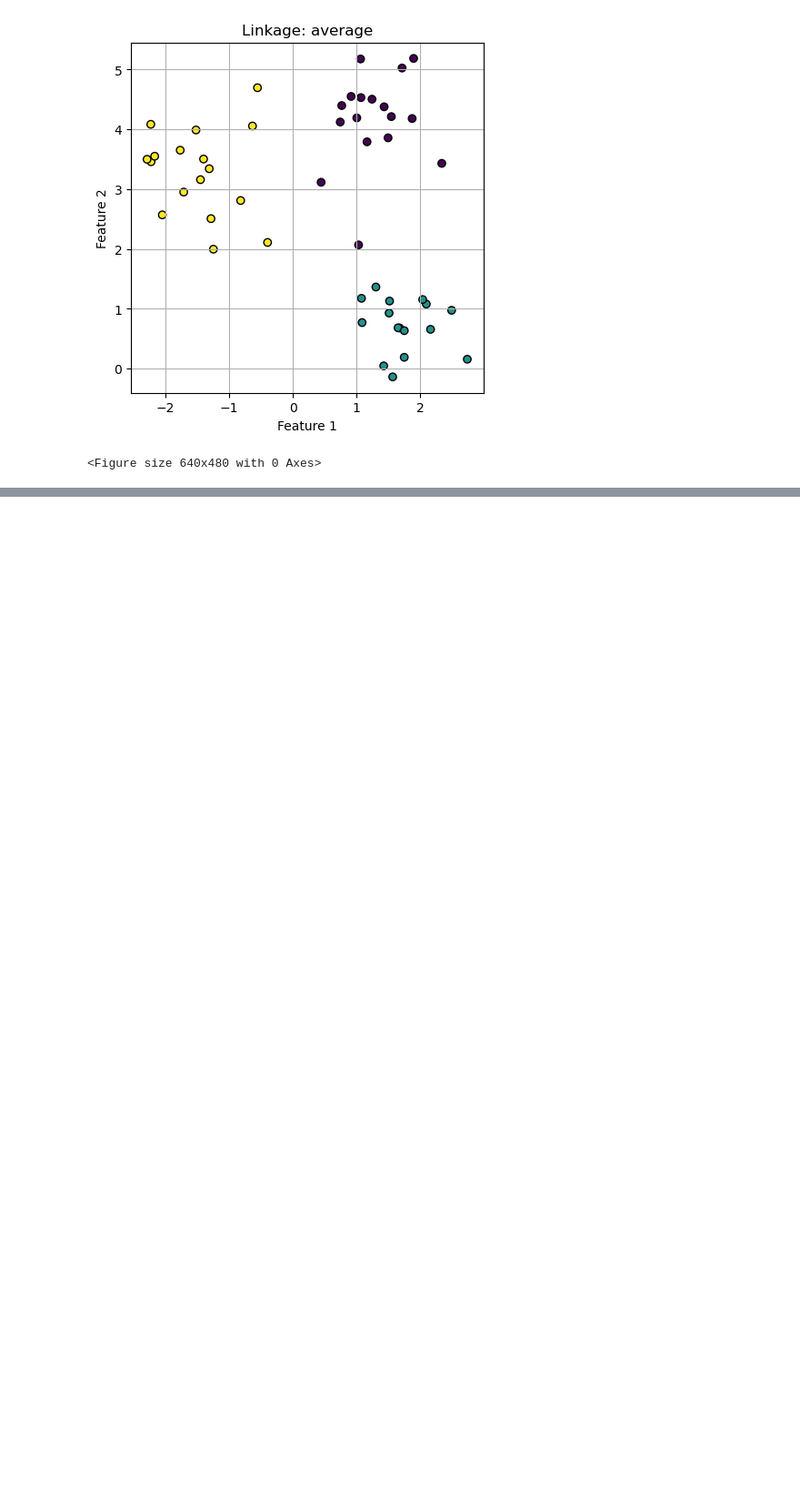
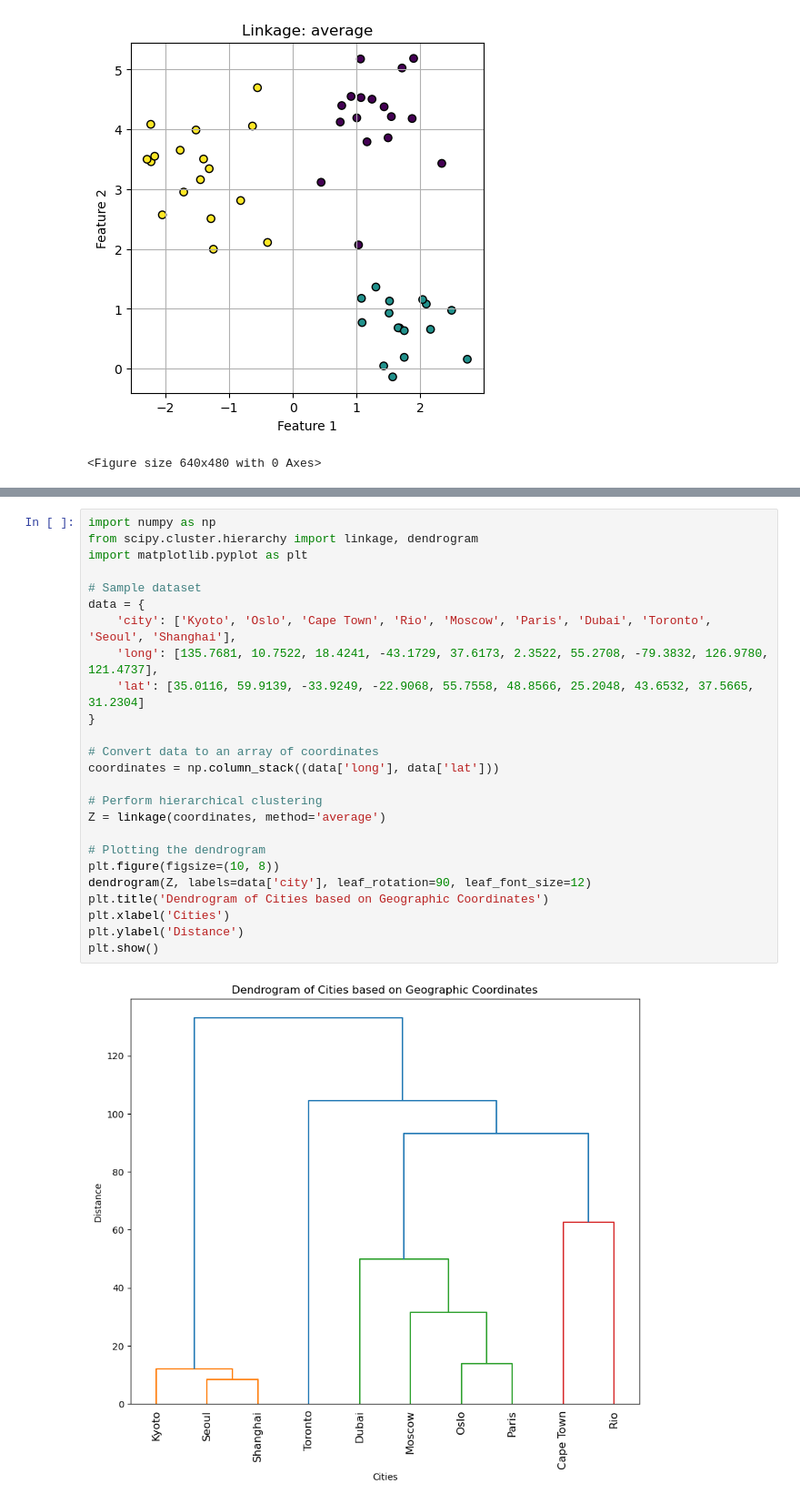
Before and after one commit to Amoako419/Clustering, a Jupyter notebook: Hierarchical_clustering.ipynb, the cells around one changed output, grey strips where cells are left out. Shown at 91% size. Cells and saved outputs as stored; diff of their text form; blank space fills up the shorter version.

```diff
--- a/Hierarchical_clustering.ipynb
+++ b/Hierarchical_clustering.ipynb
@@ -416,0 +444,27 @@ plt.show()
+# %%
+import numpy as np
+from scipy.cluster.hierarchy import linkage, dendrogram
+import matplotlib.pyplot as plt
+
+# Sample dataset
+data = {
+    'city': ['Kyoto', 'Oslo', 'Cape Town', 'Rio', 'Moscow', 'Paris', 'Dubai', 'Toronto', 'Seoul', 'Shanghai'],
+    'long': [135.7681, 10.7522, 18.4241, -43.1729, 37.6173, 2.3522, 55.2708, -79.3832, 126.9780, 121.4737],
+    'lat': [35.0116, 59.9139, -33.9249, -22.9068, 55.7558, 48.8566, 25.2048, 43.6532, 37.5665, 31.2304]
+}
+
+# Convert data to an array of coordinates
+coordinates = np.column_stack((data['long'], data['lat']))
+
+# Perform hierarchical clustering
+Z = linkage(coordinates, method='average')
+
+# Plotting the dendrogram
+plt.figure(figsize=(10, 8))
+dendrogram(Z, labels=data['city'], leaf_rotation=90, leaf_font_size=12)
+plt.title('Dendrogram of Cities based on Geographic Coordinates')
+plt.xlabel('Cities')
+plt.ylabel('Distance')
+plt.show()
+# %% [output]
+[figure, added]
```
Also changed, not shown: parts of 1 cell of this notebook.
